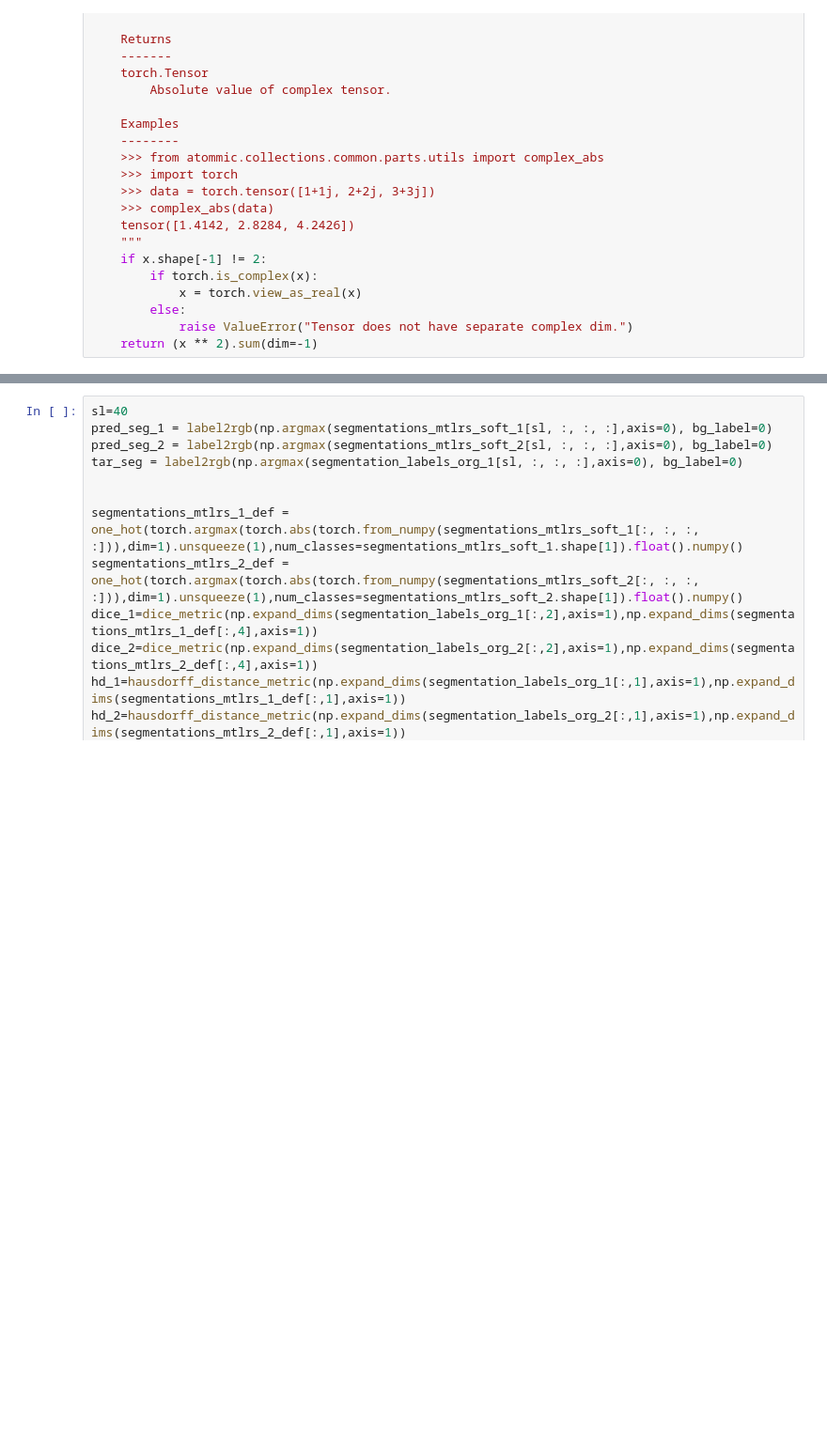
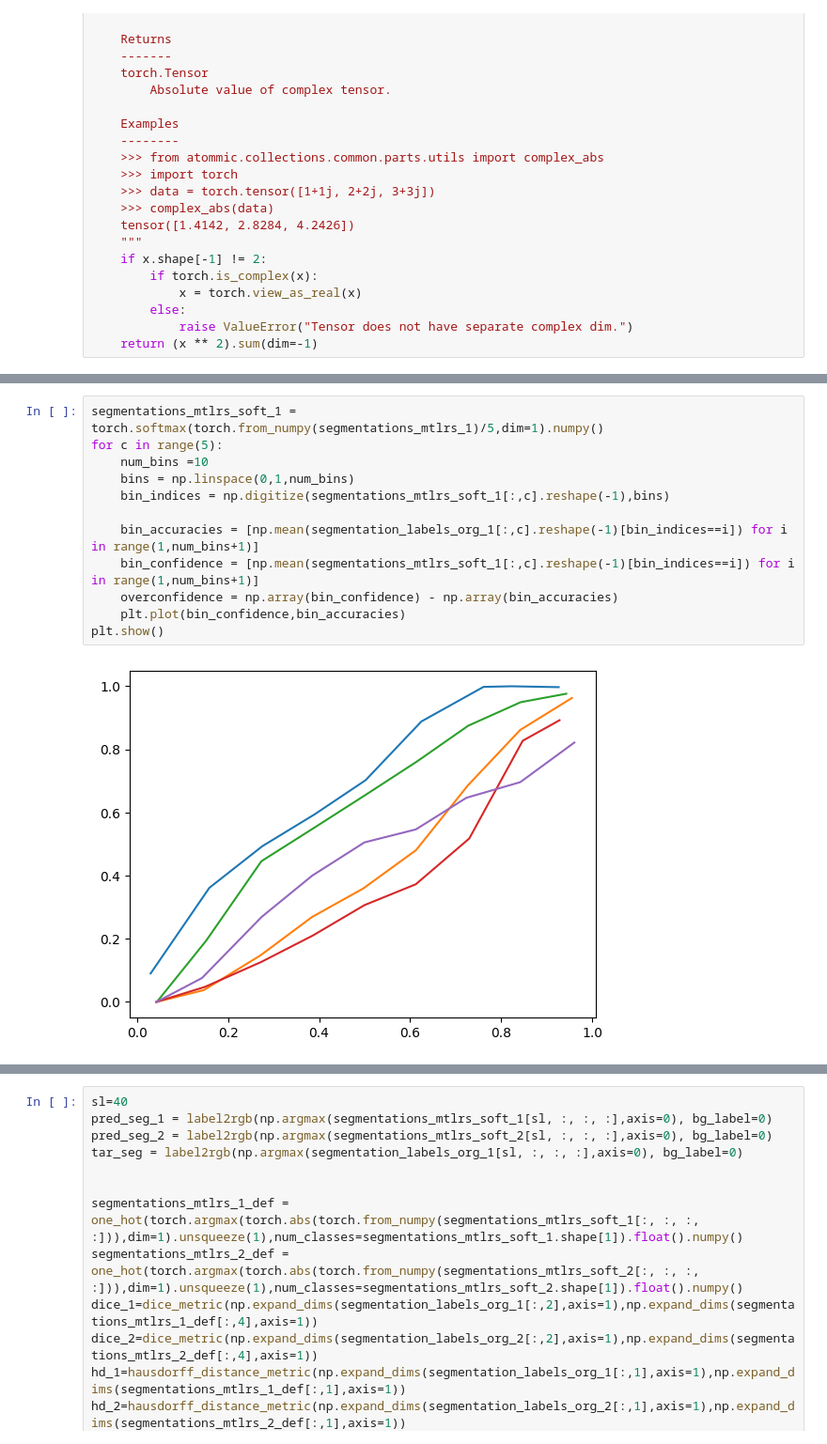
Before and after one commit to TimPaquaij/atommic, a Jupyter notebook: projects/MTL/rs/SKMTEA/temperature_scaling.ipynb, the cells around one changed output, grey strips where cells are left out. Shown at 94% size. Cells and saved outputs as stored; diff of their text form; blank space fills up the shorter version.

```diff
--- a/projects/MTL/rs/SKMTEA/temperature_scaling.ipynb
+++ b/projects/MTL/rs/SKMTEA/temperature_scaling.ipynb
@@ -301 +428,15 @@ prob_true_4, prob_pred_4 = sc.calibration_curve(segmentation_labels_org_1[:,4].r
+# %%
+segmentations_mtlrs_soft_1 = torch.softmax(torch.from_numpy(segmentations_mtlrs_1)/5,dim=1).numpy()
+for c in range(5):
+    num_bins =10
+    bins = np.linspace(0,1,num_bins)
+    bin_indices = np.digitize(segmentations_mtlrs_soft_1[:,c].reshape(-1),bins)
+
+    bin_accuracies = [np.mean(segmentation_labels_org_1[:,c].reshape(-1)[bin_indices==i]) for i in range(1,num_bins+1)]
+    bin_confidence = [np.mean(segmentations_mtlrs_soft_1[:,c].reshape(-1)[bin_indices==i]) for i in range(1,num_bins+1)]
+    overconfidence = np.array(bin_confidence) - np.array(bin_accuracies)
+    plt.plot(bin_confidence,bin_accuracies)
+plt.show()
+# %% [output]
+[figure, added]
 # %%
```
Also changed, not shown: parts of 10 cells of this notebook, 20 other files.
